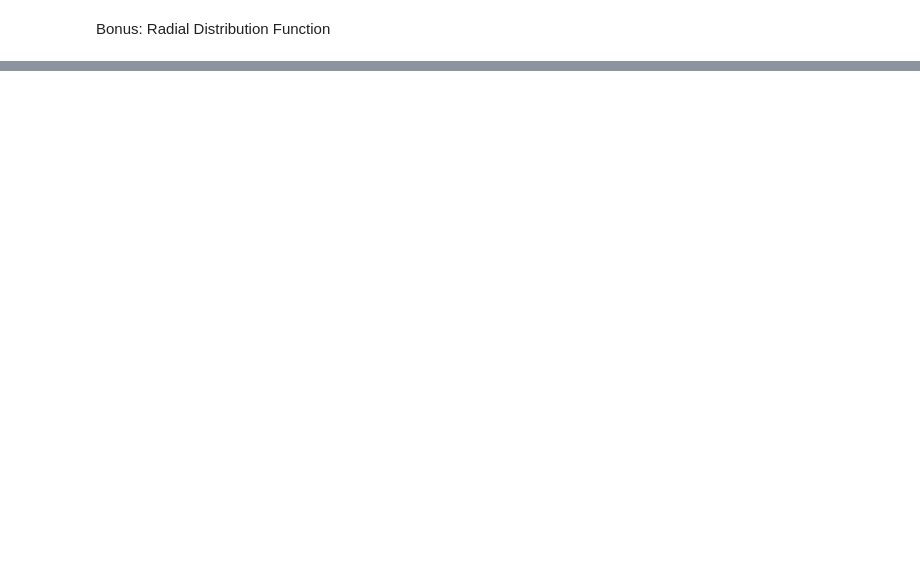
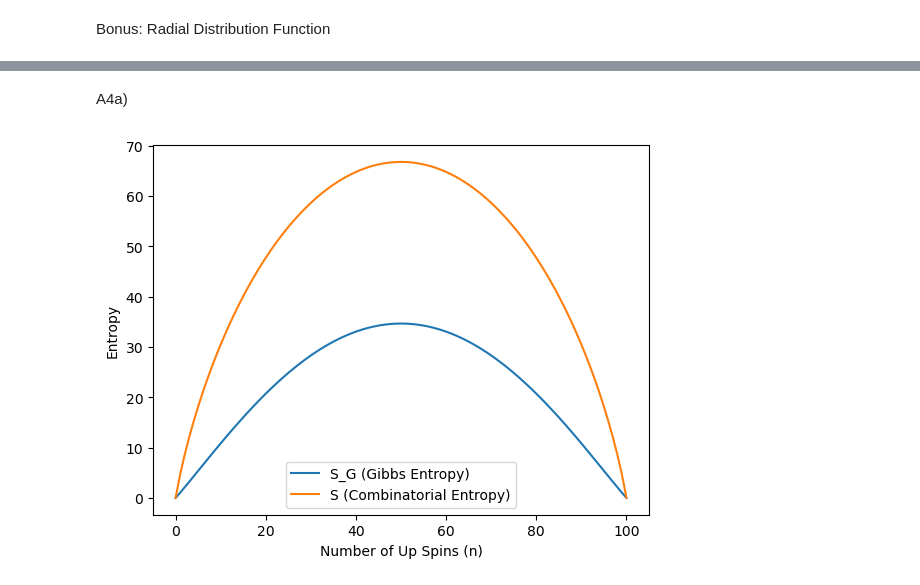
Before and after one commit to Xenophon-Laconic/StatMech, a Jupyter notebook: B3.ipynb, the cells around one changed output, grey strips where cells are left out. Saved outputs shown, nothing was run; the diff lists cells and outputs as text; code cells hidden in the pictures; blank space fills up the shorter version.

```diff
--- a/B3.ipynb
+++ b/B3.ipynb
@@ -67,0 +95,33 @@ def g(x,y):
+# %% [markdown]
+A4a)
+# %%
+import numpy as np
+import matplotlib.pyplot as plt
+import math
+from scipy.special import factorial, comb
+
+N = 100
+n = np.arange(0, N+1)
+
+def S_G(n, N):
+    p_up = n / N
+    p_down = 1 - p_up
+    S_G = np.zeros_like(n, dtype=float)
+
+    # Avoid log(0) issues using np.where
+    S_G += np.where(n > 0, n * p_up * np.log(p_up), 0)
+    S_G += np.where(N - n > 0, (N - n) * p_down * np.log(p_down), 0)
+
+    return -S_G
+
+def S(n, N):
+    return np.log(comb(N, n))  # Uses combinatorial log(N! / (n!(N-n)!))
+
+plt.plot(n, S_G(n, N), label="S_G (Gibbs Entropy)")
+plt.plot(n, S(n, N), label="S (Combinatorial Entropy)")
+plt.xlabel("Number of Up Spins (n)")
+plt.ylabel("Entropy")
+plt.legend()
+plt.show()
+# %% [output]
+[figure, added]
```
Also changed, not shown: parts of 6 cells of this notebook, 3 other files.
